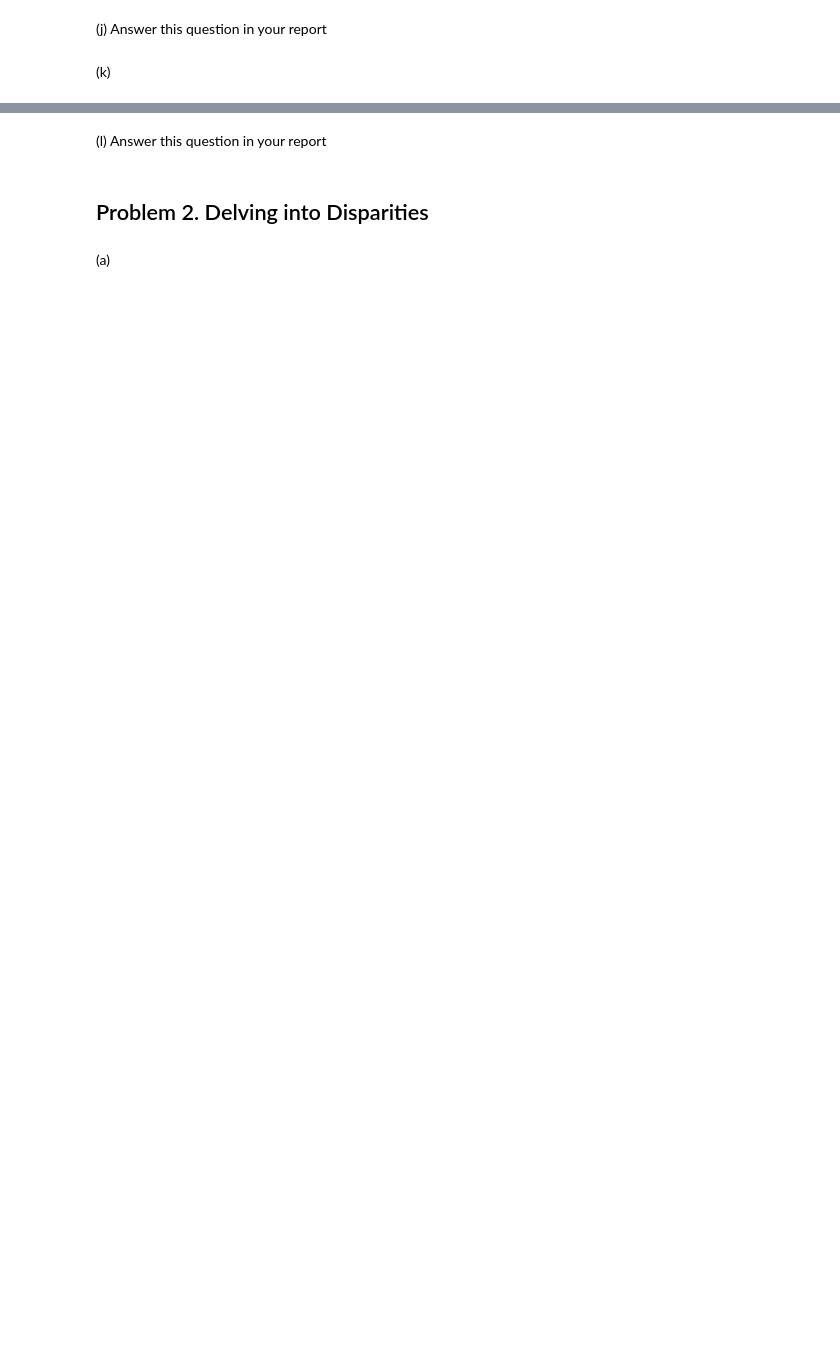
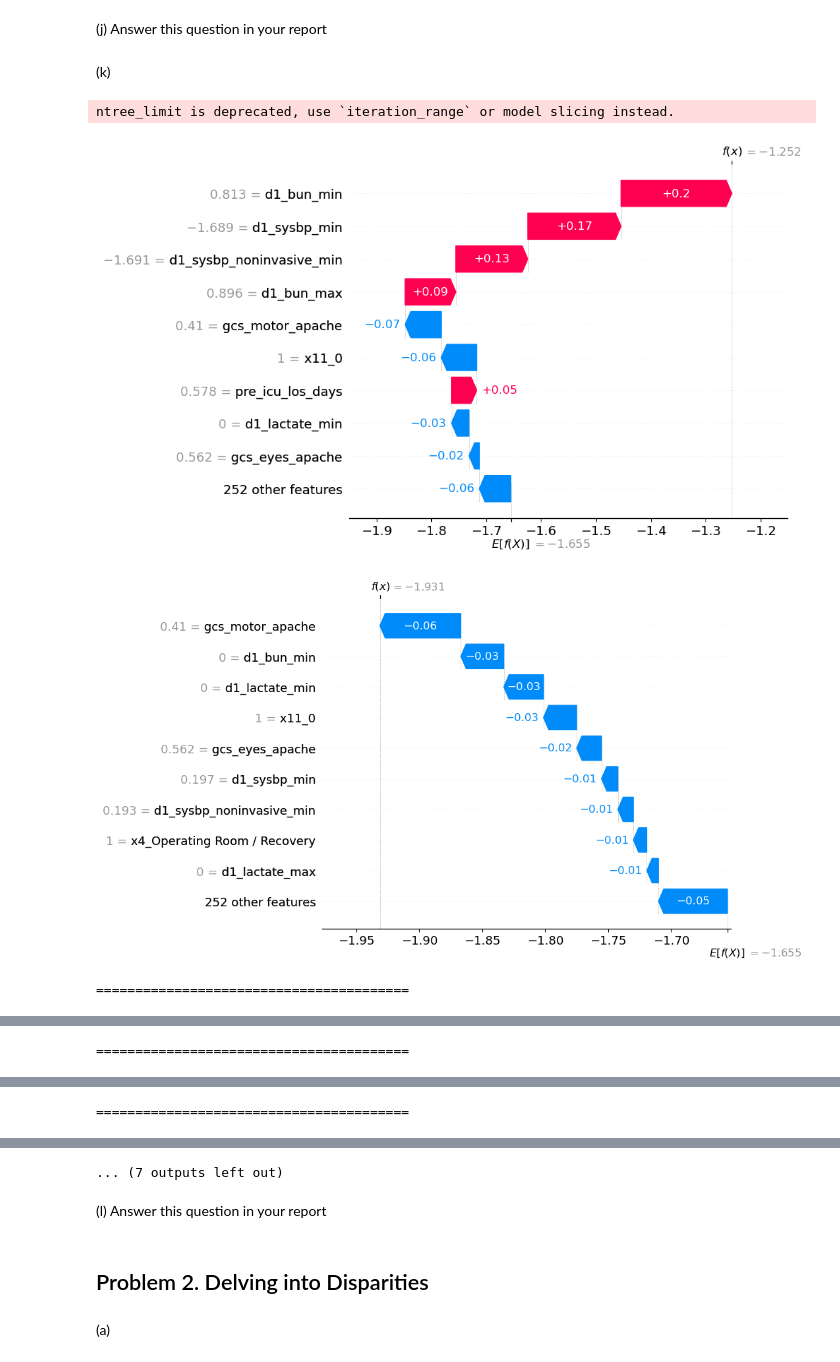
Before and after one commit to Anthonyma0706/ICU_mortality_prediction, a Jupyter notebook: homework1_student_ver.ipynb, the cells around one changed output, grey strips where cells are left out. Drawn from its saved outputs; the diff is of its cells as text; code cells hidden in the pictures; blank space fills up the shorter version.

```diff
--- a/homework1_student_ver.ipynb
+++ b/homework1_student_ver.ipynb
@@ -397,8 +389,8 @@ X_test_non_white = X_test_raw[X_test_raw['ethnicity'] != 'Caucasian']
 y_test_white = y_test.loc[X_test_white.index]
 y_test_non_white = y_test.loc[X_test_non_white.index]
 
-X_test_female = X_test_raw[X_test_raw['gender'] == '1']
-X_test_male = X_test_raw[X_test_raw['gender'] == '0']
+X_test_female = X_test_raw[X_test_raw['gender'] == 'F']
+X_test_male = X_test_raw[X_test_raw['gender'] == 'M']
 y_test_female = y_test.loc[X_test_female.index]
 y_test_male = y_test.loc[X_test_male.index]
 
@@ -502,6 +480,18 @@ d
 # %%
 # Visualize the shapley values for the prediction of the first datapoint of each half
 # of each split using a waterfall plot
 #------YOUR CODE HERE--------
+for d in [X_test_white, X_test_non_white, X_test_female, X_test_male, X_test_young, X_test_old]:
+    shap_values = explainer(d)
+    shap.plots.waterfall(shap_values[0])
+    plt.show()
+    shap.plots.waterfall(shap_values[100])
+    plt.show()
+    print("========================================")
 
 #------YOUR CODE ENDS--------
+# %% [output]
+ntree_limit is deprecated, use `iteration_range` or model slicing instead.
+[figure, added]
+[figure, added]
+========================================
@@ -507,0 +500 @@ d
+========================================
@@ -507,0 +503 @@ d
+========================================
@@ -508,3 +506,4 @@ d
+... (7 outputs left out)
 # %% [markdown]
 (l) Answer this question in your report
 # %% [markdown]
```
Also changed, not shown: parts of 18 cells of this notebook.
